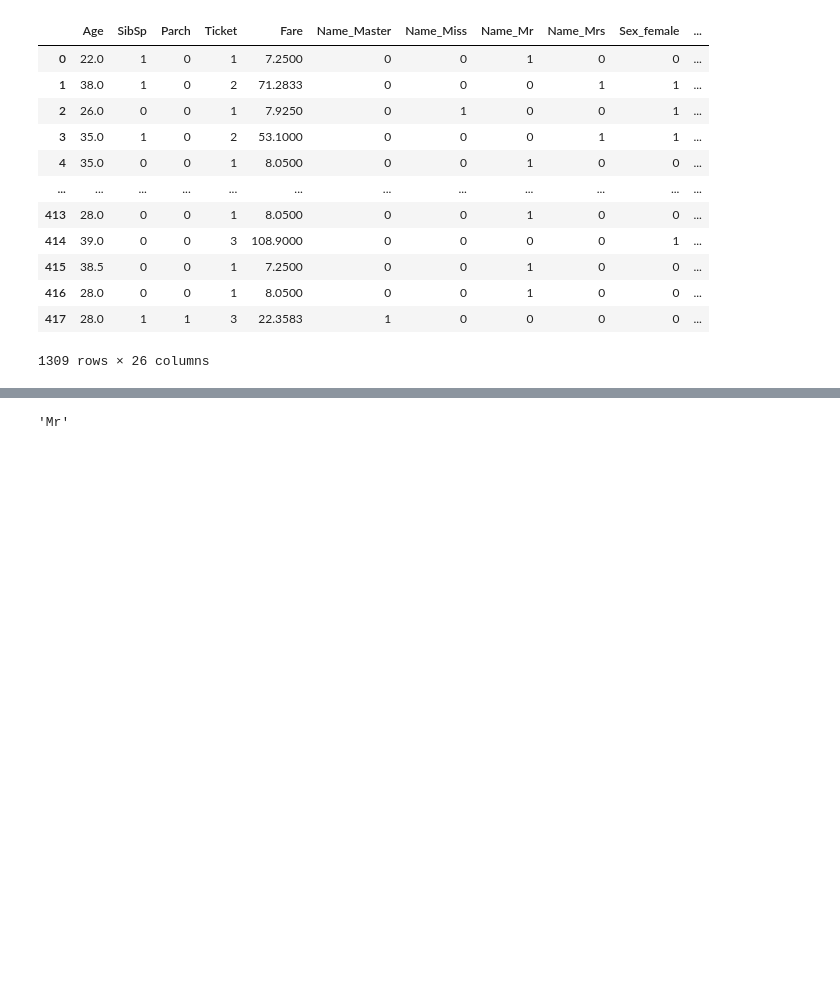
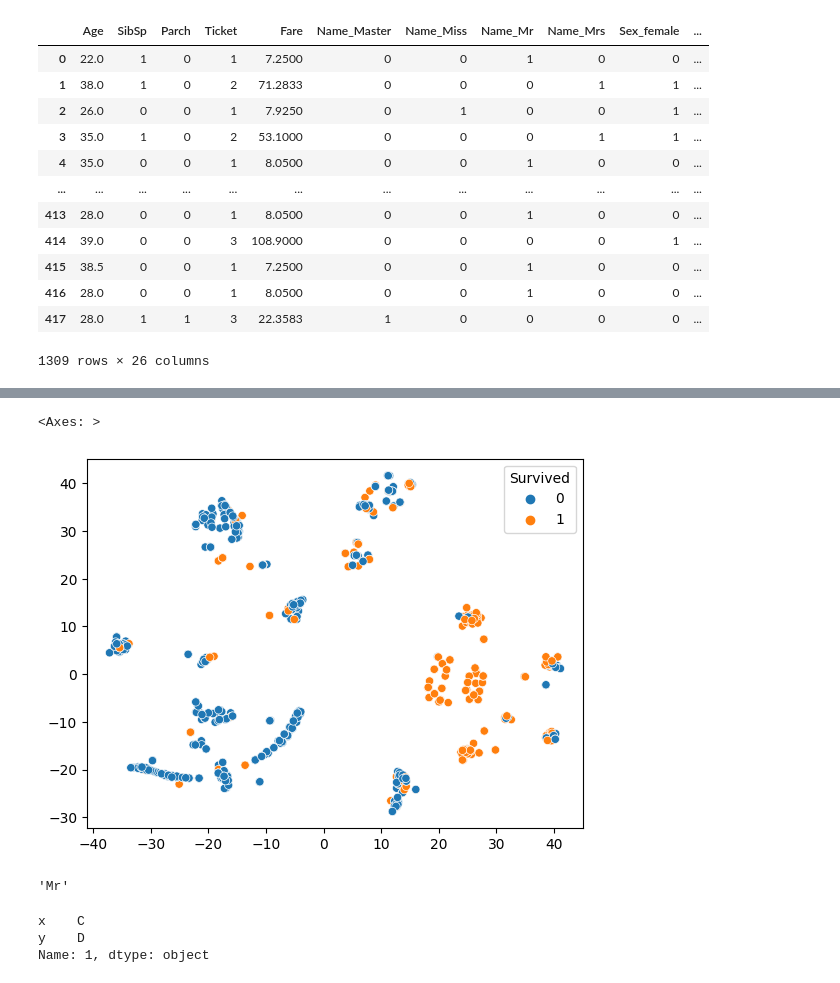
Before and after one commit to ChangFuchun/Titanic, a Jupyter notebook: Kaggle_Titanic.ipynb, the cells around one changed output, grey strips where cells are left out. Cells and saved outputs as stored; diff of their text form; code cells hidden in the pictures; blank space fills up the shorter version.

```diff
--- a/Kaggle_Titanic.ipynb
+++ b/Kaggle_Titanic.ipynb
@@ -242,3 +260,30 @@ datas_total
+# %%
+#準備一份scaling的， 因為等等會用到跟距離有關的演算法KMeans
+from sklearn.preprocessing import MinMaxScaler
+scaler = MinMaxScaler()
+datas_total_scaled = pd.DataFrame(scaler.fit_transform(datas_total),
+                  columns=datas_total.columns)
+x_scaled = datas_total_scaled.iloc[:len(datas)]
+x_scaled_np = np.array(x_scaled)
+x_prediet_scaled = datas_total_scaled.iloc[len(datas):]
+x_prediet_np = np.array(x_prediet_scaled)
+# %%
+#TSNE畫圖確認
+import seaborn as sns
+from sklearn.manifold import TSNE
+
+tsne = TSNE(n_components=2, n_jobs=-1)
+data_tsne = tsne.fit_transform(x_scaled_np)
+
+xs = data_tsne[:, 0]
+ys = data_tsne[:, 1]
+#hue帶入答案顏色
+sns.scatterplot(x=xs,
+        y=ys,
+        hue=datas["Survived"])
+# %% [output]
+<Axes: >
+[figure, added]
 # %%
 #demo pandas filter
 #帶入跟你資料筆數一樣的多的True False
@@ -254,3 +299,14 @@ datas_total
 "Kelly, Mr. Brian".split(",")[-1].split(".")[0].strip()
 # %% [output]
 'Mr'
+# %%
+#Demo:取列, iloc(看你具體是第幾列), loc(看你的列標籤)
+t = pd.DataFrame([
+    ["A", "B"],
+    ["C", "D"]
+], columns=["x", "y"], index=[1, 1])
+t.iloc[1]
+# %% [output]
+x    C
+y    D
+Name: 1, dtype: object
```
Also changed, not shown: parts of 1 cell of this notebook.
